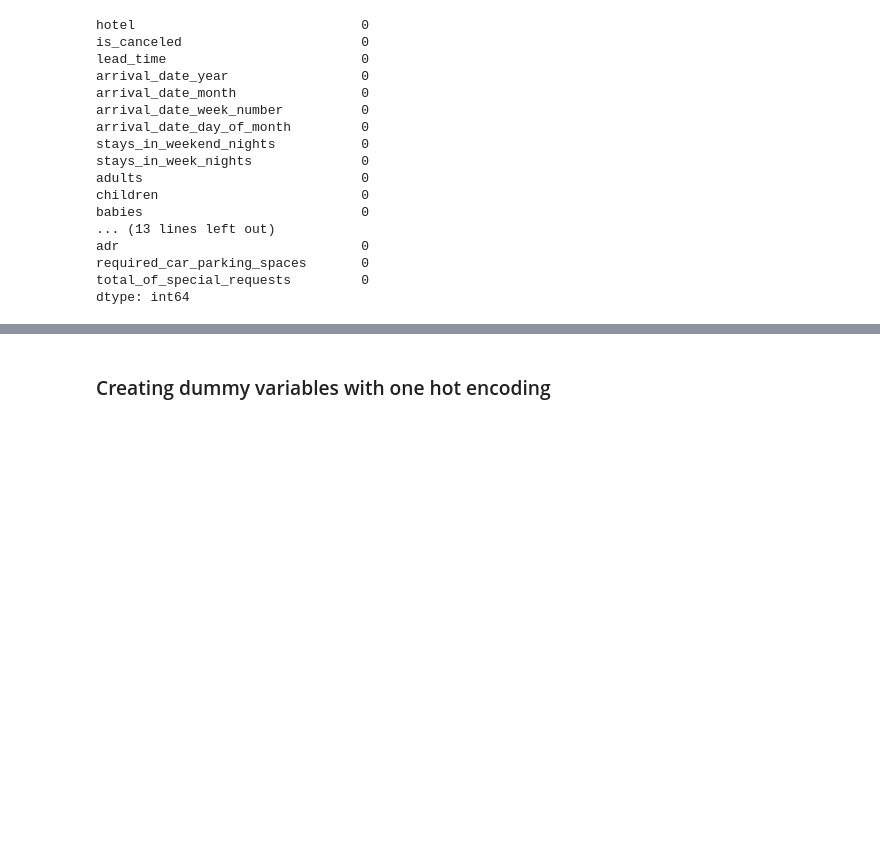
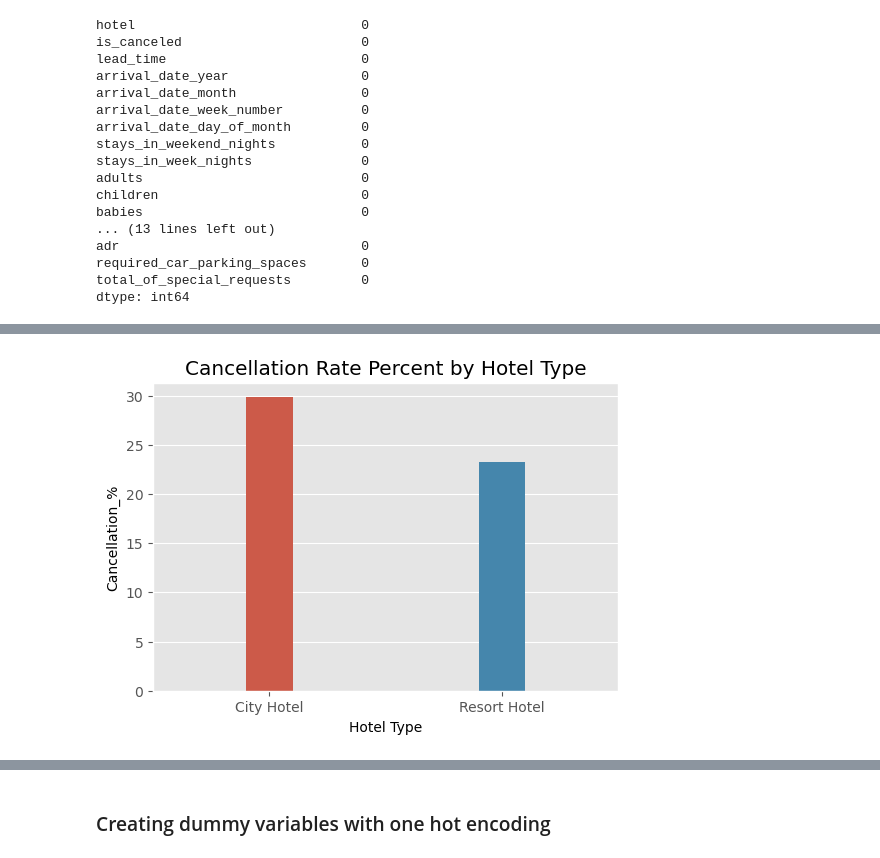
Before and after one commit to u-mar/Churn-Prediction, a Jupyter notebook: student.ipynb, the cells around one changed output, grey strips where cells are left out. Saved outputs shown, nothing was run; the diff lists cells and outputs as text; code cells hidden in the pictures; blank space fills up the shorter version.

```diff
--- a/student.ipynb
+++ b/student.ipynb
@@ -270,0 +303,31 @@ for column in hotel_num.columns:
+# %%
+# Selecting and counting number of cancelled bookings for each hotel.
+
+# filtering the DataFrame to include only rows where bookings are canceled
+cancelled_data = hotel[hotel['is_canceled'] == 1]
+
+# grouping the filtered data by the 'hotel' column.
+cancel_grp = cancelled_data.groupby('hotel')
+
+# calculates the size (count) of each group
+# creating a DataFrame d_1 with the number of cancelled bookings for each hotel
+d_1 = pd.DataFrame(cancel_grp.size()).rename(columns = {0:'total_cancelled_bookings'})
+
+# Counting total number of bookings for each type of hotel
+grouped_by_hotel = hotel.groupby('hotel')
+total_booking = grouped_by_hotel.size()
+d_2 = pd.DataFrame(total_booking).rename(columns = {0: 'total_bookings'})
+
+d_3 = pd.concat([d_1, d_2], axis = 1)
+
+# Calculating cancel percentage
+d_3['cancel_%'] = round((d_3['total_cancelled_bookings']/d_3['total_bookings'])*100,2)
+
+# plotting the graph
+plt.figure(figsize=(6, 4))
+sns.barplot(x=d_3.index, y=d_3['cancel_%'], width=0.2)
+plt.xlabel('Hotel Type')
+plt.ylabel('Cancellation_%')
+plt.title('Cancellation Rate Percent by Hotel Type');
+# %% [output]
+[figure, added]
```
Also changed, not shown: parts of 31 cells of this notebook.
